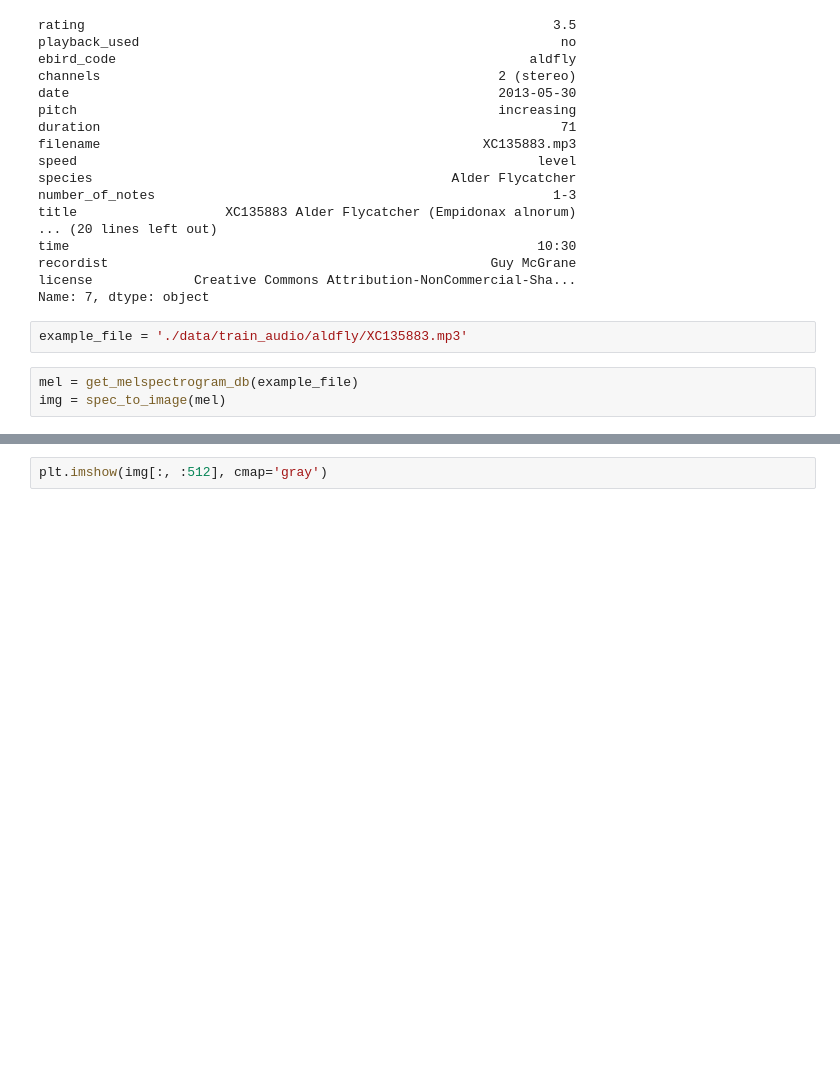
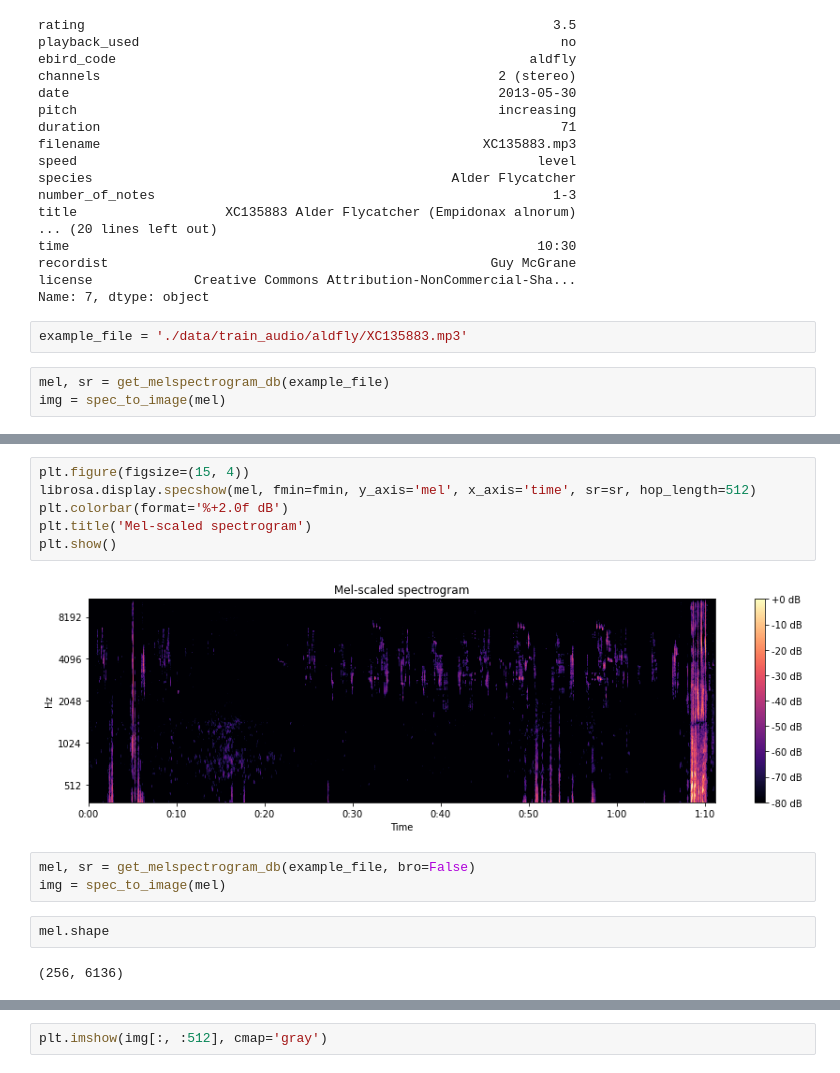
Before and after one commit to jackyho112/bird-call-identification, a Jupyter notebook: save_mel_images.ipynb, the cells around one changed output, grey strips where cells are left out. Drawn from its saved outputs; the diff is of its cells as text; blank space fills up the shorter version.

```diff
--- a/save_mel_images.ipynb
+++ b/save_mel_images.ipynb
@@ -109,6 +119,6 @@ Name: 7, dtype: object
 # %%
 example_file = './data/train_audio/aldfly/XC135883.mp3'
 # %%
-mel = get_melspectrogram_db(example_file)
+mel, sr = get_melspectrogram_db(example_file)
 img = spec_to_image(mel)
 # %%
@@ -116,2 +126,17 @@ img.shape
 # %% [output]
 (256, 3068)
+# %%
+plt.figure(figsize=(15, 4))
+librosa.display.specshow(mel, fmin=fmin, y_axis='mel', x_axis='time', sr=sr, hop_length=512)
+plt.colorbar(format='%+2.0f dB')
+plt.title('Mel-scaled spectrogram')
+plt.show()
+# %% [output]
+[figure, added]
+# %%
+mel, sr = get_melspectrogram_db(example_file, bro=False)
+img = spec_to_image(mel)
+# %%
+mel.shape
+# %% [output]
+(256, 6136)
```
Also changed, not shown: parts of 6 cells of this notebook.
